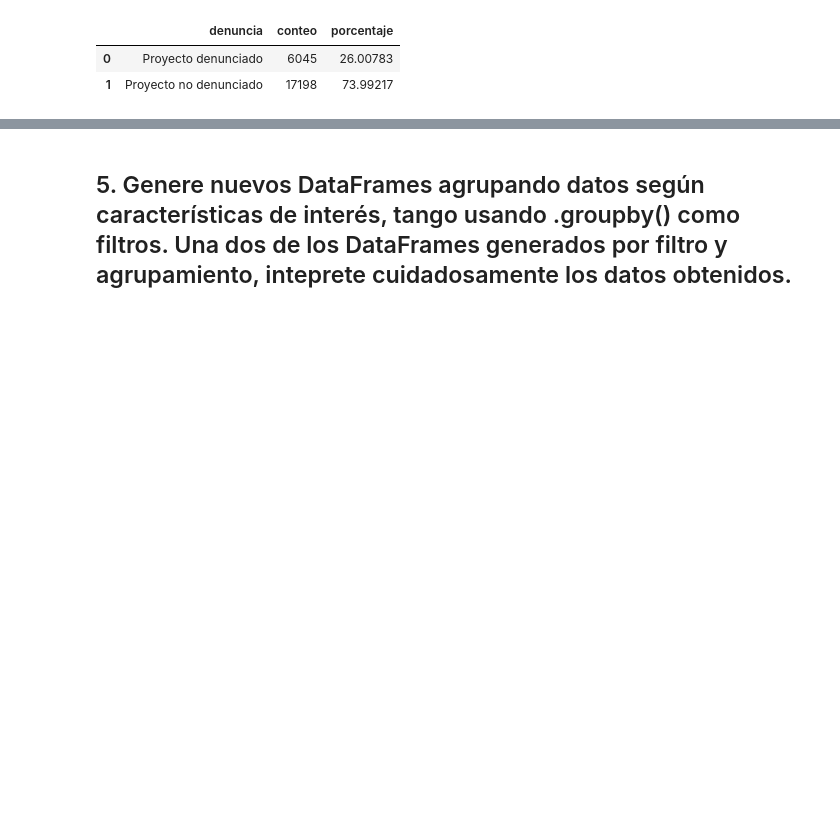
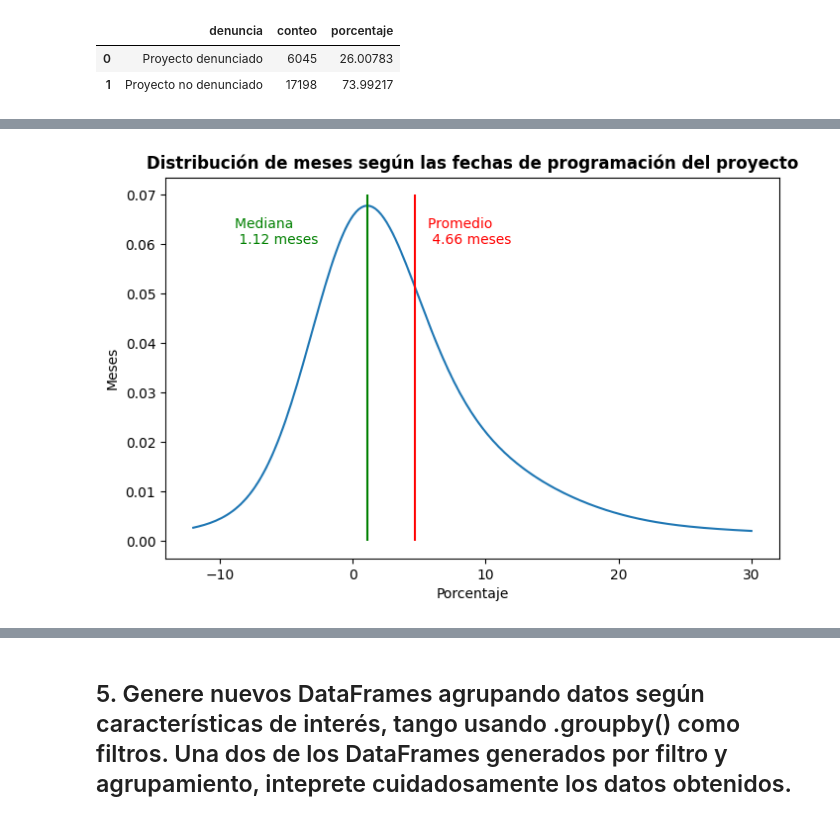
Before and after one commit to caavila96/gesproy23, a Jupyter notebook: Analisis_Gesproy.ipynb, the cells around one changed output, grey strips where cells are left out. Saved outputs shown, nothing was run; the diff lists cells and outputs as text; code cells hidden in the pictures; blank space fills up the shorter version.

```diff
--- a/Analisis_Gesproy.ipynb
+++ b/Analisis_Gesproy.ipynb
@@ -782,0 +744,34 @@ list(range(len(min(strs,key=len)))
+# %%
+#Se crea una función que evaluará cada una de las filas para generar la cantidad de meses estableciados
+def dif_meses(row):
+  if row['estado_general'] == "TERMINADO" :
+    return ((row['fecha_final_ejecutada'] - row['fecha_final_programacion_inicial'] )/np.timedelta64(1, 'M'))
+  elif row['estado_general'] == "EN EJECUCIÓN":
+    return ((pd.Timestamp.today().normalize() - row['fecha_final_programacion_inicial'] )/np.timedelta64(1, 'M'))
+  elif row['estado_general'] == "SIN CONTRATAR":
+    return ((pd.Timestamp.today().normalize()  - (row["fecha_aprobacion"]  + np.timedelta64(30,"D")) )/np.timedelta64(1, 'M'))
+# %%
+# Se aplica la función para la generación de la variable.
+gesp_5['meses_retraso'] = gesp_5.apply(dif_meses, axis = 1)
+# %%
+plt.figure(figsize=(8, 5))
+
+density = gaussian_kde(gesp_5['meses_retraso'])
+
+
+xs = np.linspace(-12,30,200)
+density.covariance_factor = lambda : .25
+density._compute_covariance()
+plt.plot(xs,density(xs))
+plt.vlines(gesp_5['meses_retraso'].mean() , ymax = 0.07, ymin = 0 , color ="red")
+plt.annotate(f"Promedio \n {gesp_5['meses_retraso'].mean():.2f} meses", xy= (gesp_5['meses_retraso'].mean()+1, 0.06), color = "red" )
+plt.vlines(gesp_5['meses_retraso'].median() , ymax = 0.07, ymin = 0 , color ="green")
+plt.annotate(f"Mediana \n {gesp_5['meses_retraso'].median():.2f} meses", xy= (gesp_5['meses_retraso'].median()-10, 0.06), color = "green" )
+
+
+plt.title("Distribución de meses según las fechas de programación del proyecto",fontweight="bold")
+plt.xlabel("Porcentaje")
+plt.ylabel("Meses")
+plt.show()
+# %% [output]
+[figure, added]
```
Also changed, not shown: parts of 18 cells of this notebook.
